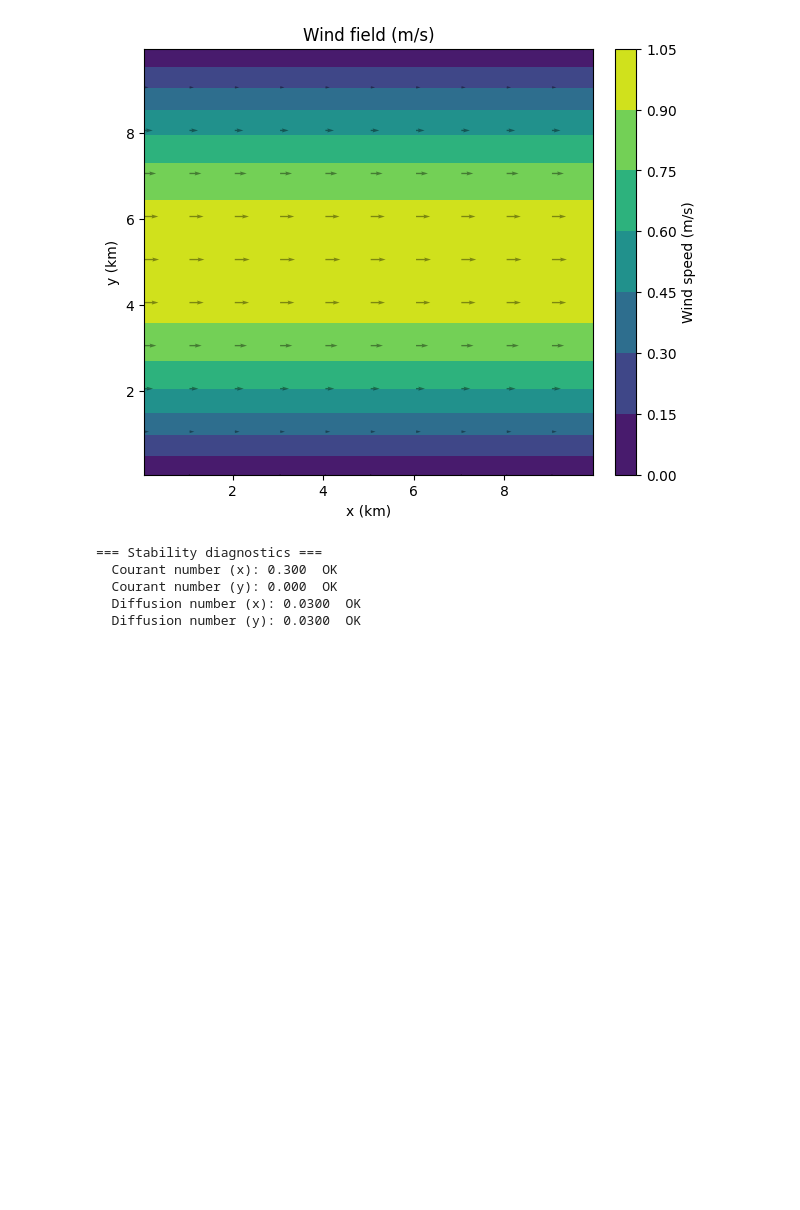
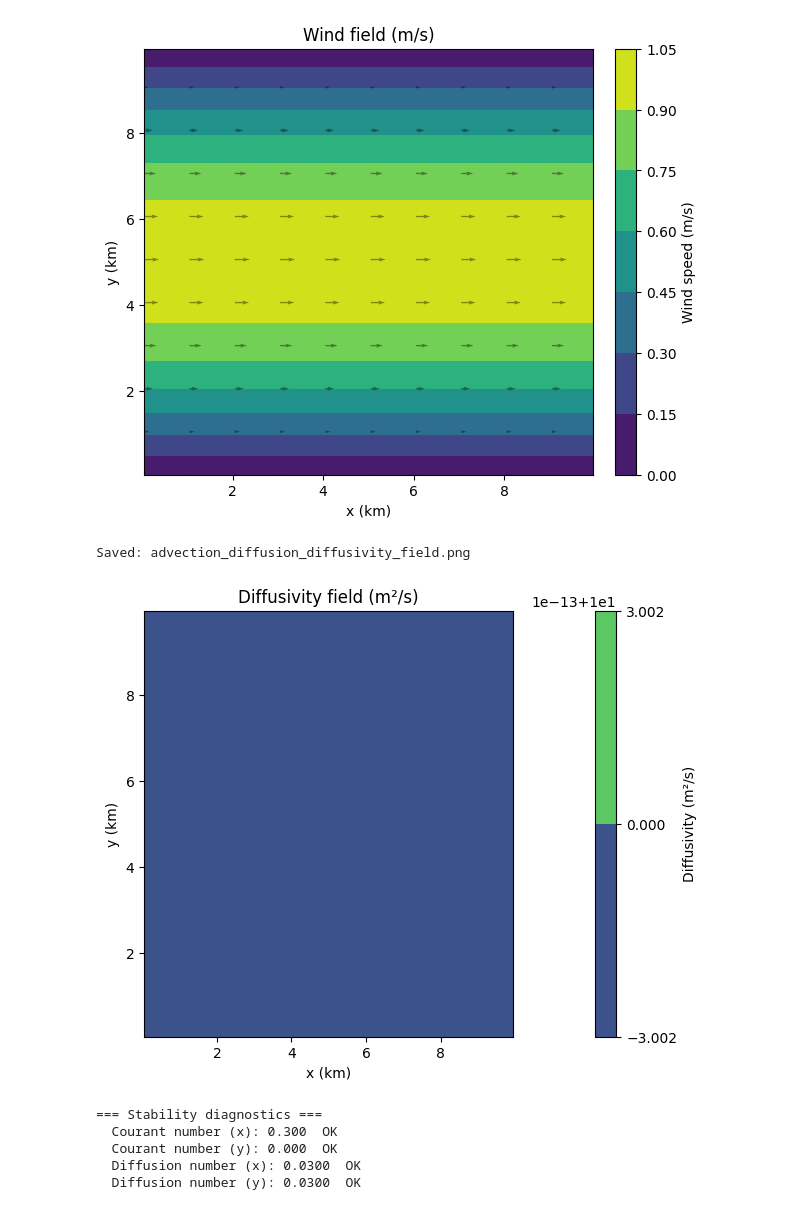
Before and after one commit to pealRobbie/mountain_regions, a Jupyter notebook: advection_diffusion.ipynb, the cells around one changed output. Saved outputs shown, nothing was run; the diff lists cells and outputs as text; code cells hidden in the pictures; blank space fills up the shorter version.

Commit message:
2D advection-diffusion integrator

```diff
--- a/advection_diffusion.ipynb
+++ b/advection_diffusion.ipynb
@@ -131,6 +134,23 @@ K = 10.0 * np.ones((ny, nx))   # m²/s  (representative of stable valley BL)
 # Option C: K proportional to wind speed (crude turbulence parametrisation)
 # wind_speed = np.sqrt(u**2 + v**2)
 # K = 0.1 * wind_speed * dx      # mixing-length style
+# %%
+#
+# Plot the diffusivity field
+#
+
+fig,ax=plt.subplots(figsize=(6, 5), constrained_layout=True)
+im=ax.contourf(X / 1000, Y / 1000, K, cmap='viridis')
+plt.colorbar(im,label="Diffusivity (m²/s)",alpha=1)
+ax.set_xlabel("x (km)")
+ax.set_ylabel("y (km)")
+ax.set_title("Diffusivity field (m²/s)")
+plt.savefig("advection_diffusion_diffusivity_field.png", dpi=150)
+# plt.close()
+print("Saved: advection_diffusion_diffusivity_field.png")
+# %% [output]
+Saved: advection_diffusion_diffusivity_field.png
+[figure, added]
 # %%
 # =============================================================================
 # 4.  STABILITY CHECK
```
Also changed, not shown: parts of 2 cells of this notebook, 2 other files.
